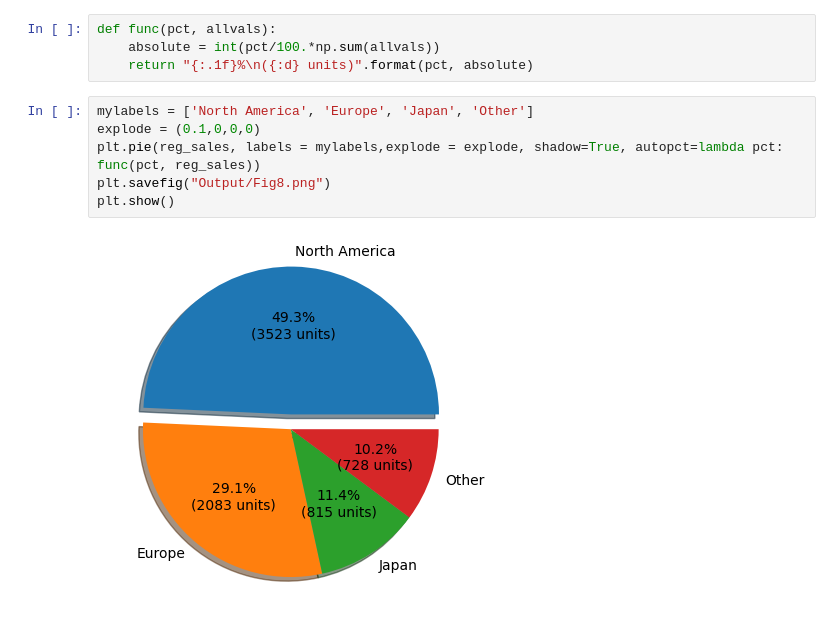
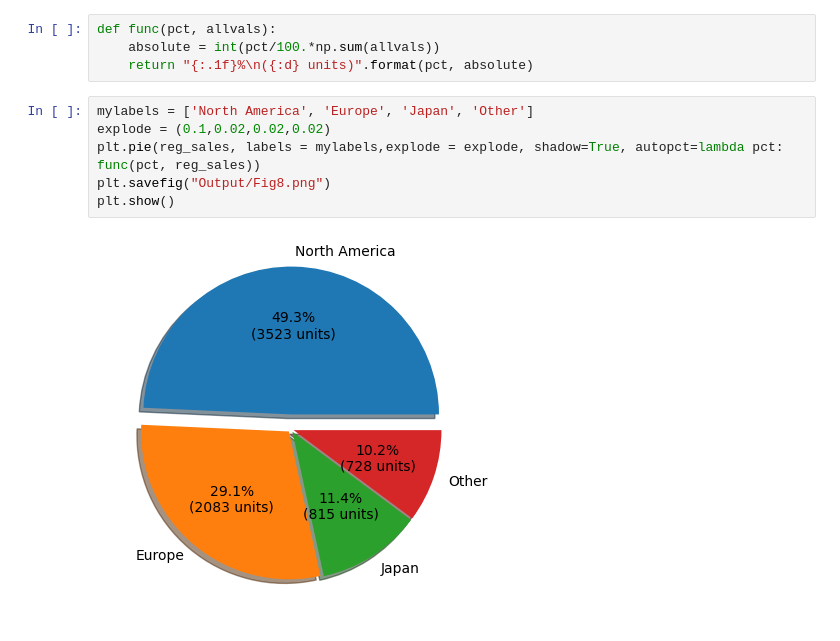
Before and after one commit to joey-october85/Project01_Team04, a Jupyter notebook: main.ipynb, the cells around one changed output. Drawn from its saved outputs; the diff is of its cells as text.

```diff
--- a/main.ipynb
+++ b/main.ipynb
@@ -431,9 +424,9 @@ def func(pct, allvals):
     return "{:.1f}%\n({:d} units)".format(pct, absolute)
 # %%
 mylabels = ['North America', 'Europe', 'Japan', 'Other']
-explode = (0.1,0,0,0)
+explode = (0.1,0.02,0.02,0.02)
 plt.pie(reg_sales, labels = mylabels,explode = explode, shadow=True, autopct=lambda pct: func(pct, reg_sales))
 plt.savefig("Output/Fig8.png")
 plt.show()
 # %% [output]
-[figure, old version]
+[figure, new version]
```
Also changed, not shown: parts of 3 cells of this notebook, 2 other files.
